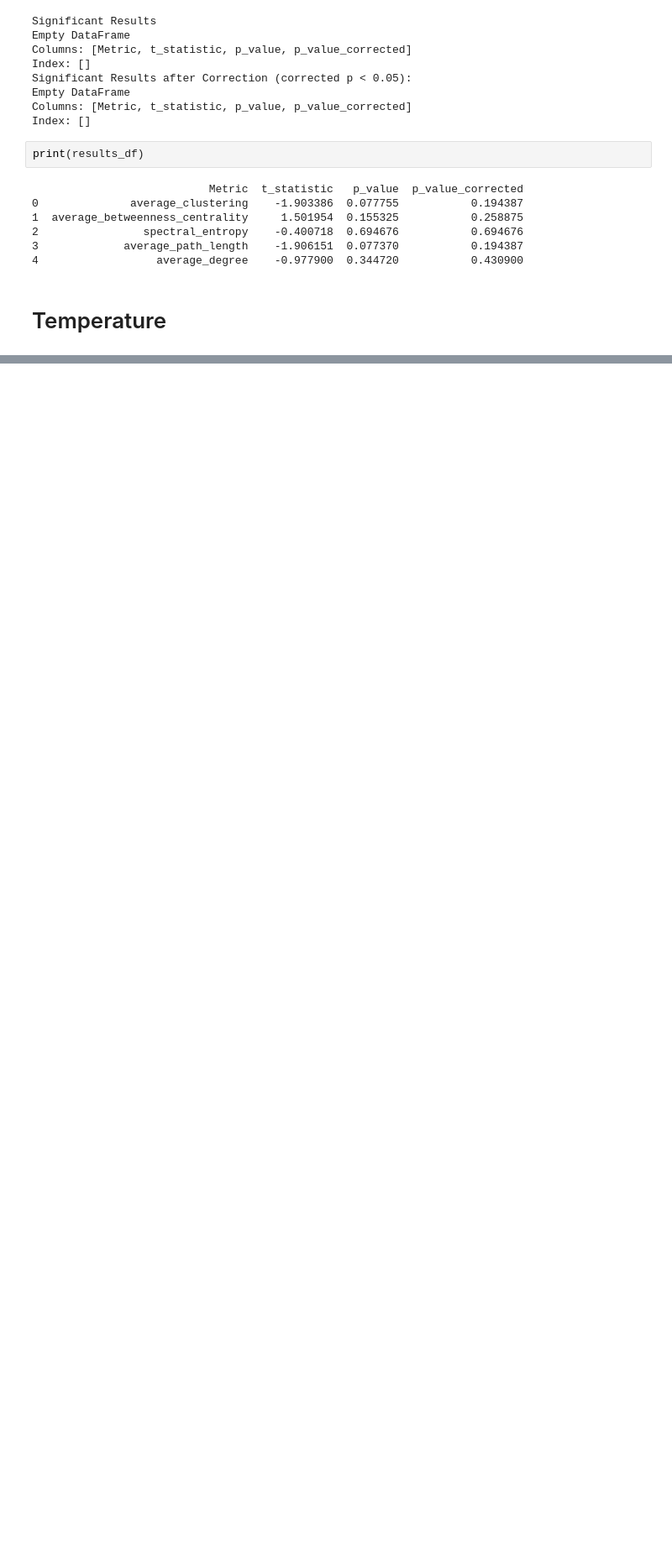
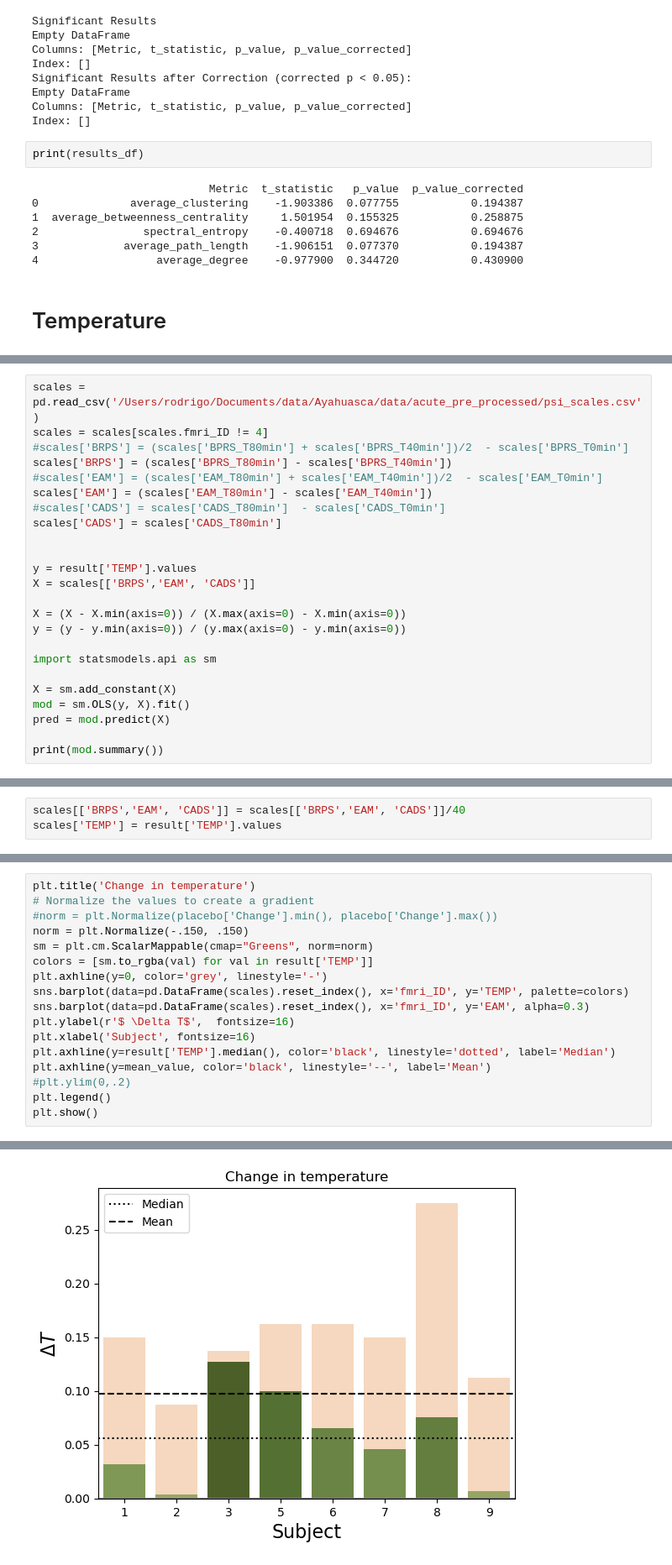
Before and after one commit to Rodrigo-Motta/Ayahuasca, a Jupyter notebook: notebooks/results_acute.ipynb, the cells around one changed output, grey strips where cells are left out. Shown: that part at 84% size. Drawn from its saved outputs; the diff is of its cells as text; blank space fills up the shorter version.

Commit message:
graph metrics analysis and scales

```diff
--- a/notebooks/results_acute.ipynb
+++ b/notebooks/results_acute.ipynb
@@ -682,0 +615,24 @@ Notes:
+# %%
+scales = pd.read_csv('/Users/rodrigo/Documents/data/Ayahuasca/data/acute_pre_processed/psi_scales.csv')
+scales = scales[scales.fmri_ID != 4]
+#scales['BRPS'] = (scales['BPRS_T80min'] + scales['BPRS_T40min'])/2  - scales['BPRS_T0min']
+scales['BRPS'] = (scales['BPRS_T80min'] - scales['BPRS_T40min'])
+#scales['EAM'] = (scales['EAM_T80min'] + scales['EAM_T40min'])/2  - scales['EAM_T0min']
+scales['EAM'] = (scales['EAM_T80min'] - scales['EAM_T40min'])
+#scales['CADS'] = scales['CADS_T80min']  - scales['CADS_T0min']
+scales['CADS'] = scales['CADS_T80min']
+
+
+y = result['TEMP'].values
+X = scales[['BRPS','EAM', 'CADS']]
+
+X = (X - X.min(axis=0)) / (X.max(axis=0) - X.min(axis=0))
+y = (y - y.min(axis=0)) / (y.max(axis=0) - y.min(axis=0))
+
+import statsmodels.api as sm
+
+X = sm.add_constant(X)
+mod = sm.OLS(y, X).fit()
+pred = mod.predict(X)
+
+print(mod.summary())
@@ -682,0 +657,3 @@ Notes:
+# %%
+scales[['BRPS','EAM', 'CADS']] = scales[['BRPS','EAM', 'CADS']]/40
+scales['TEMP'] = result['TEMP'].values
@@ -682,0 +668,18 @@ Notes:
+# %%
+plt.title('Change in temperature')
+# Normalize the values to create a gradient
+#norm = plt.Normalize(placebo['Change'].min(), placebo['Change'].max())
+norm = plt.Normalize(-.150, .150)
+sm = plt.cm.ScalarMappable(cmap="Greens", norm=norm)
+colors = [sm.to_rgba(val) for val in result['TEMP']]
+plt.axhline(y=0, color='grey', linestyle='-')
+sns.barplot(data=pd.DataFrame(scales).reset_index(), x='fmri_ID', y='TEMP', palette=colors)
+sns.barplot(data=pd.DataFrame(scales).reset_index(), x='fmri_ID', y='EAM', alpha=0.3)
+plt.ylabel(r'$ \Delta T$',  fontsize=16)
+plt.xlabel('Subject', fontsize=16)
+plt.axhline(y=result['TEMP'].median(), color='black', linestyle='dotted', label='Median')
+plt.axhline(y=mean_value, color='black', linestyle='--', label='Mean')
+#plt.ylim(0,.2)
+plt.legend()
+plt.show()
+# %% [output]
@@ -682,0 +689 @@ Notes:
+[figure, added]
```
Also changed, not shown: parts of 14 cells of this notebook, 2 other files.
